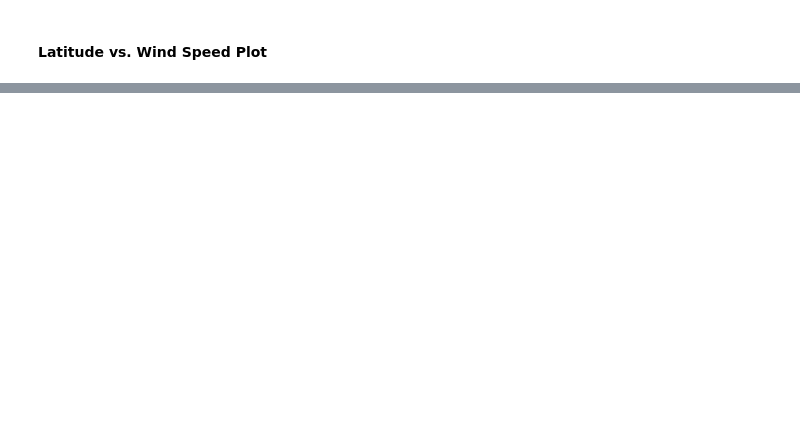
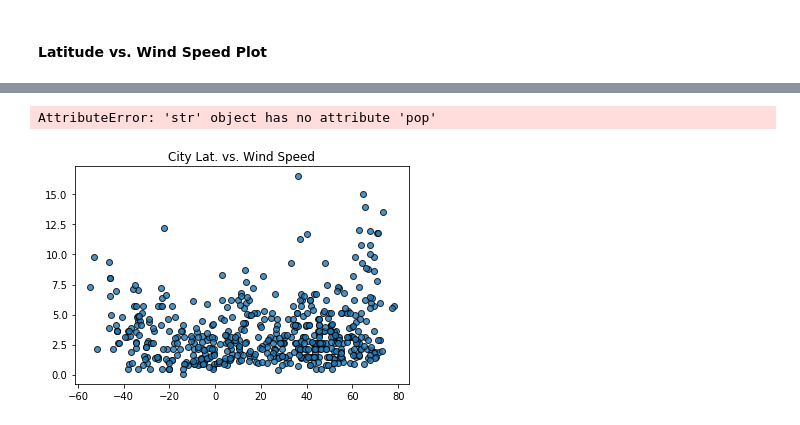
Before and after one commit to drivera537/API_Python, a Jupyter notebook: Instructions/starter_code/WeatherPy.ipynb, the cells around one changed output, grey strips where cells are left out. Cells and saved outputs as stored; diff of their text form; code cells hidden in the pictures; blank space fills up the shorter version.

```diff
--- a/Instructions/starter_code/WeatherPy.ipynb
+++ b/Instructions/starter_code/WeatherPy.ipynb
@@ -18,6 +18,7 @@ import pandas as pd #data frames
 import numpy as np #mathematical functions
 import requests #Http requests
 import time #day, seconds, etc
+import datetime
 
 # Import API key
 from api_keys import api_key as api
@@ -29,6 +30,8 @@ from citipy import citipy
 # Output File (CSV)
 output_data_file = "output_data/cities.csv"
 
+d = datetime.datetime.today().strftime('%Y-%m-%d')
+
 # Range of latitudes and longitudes
 lat_range = (-90, 90)
 lng_range = (-180, 180)
@@ -147,0 +259,14 @@ dtype: int64
+# %%
+plt.scatter(lat, wind, edgecolor = 'black', linewidths = 1,
+            marker = 'o', alpha = .8, label = "Cities")
+
+
+plt.title("City Lat. vs. Wind Speed", d)
+plt.ylabel("Humidity")
+plt.xlabel("Latitude")
+plt.grid(True)
+
+plt.show()
+# %% [output]
+AttributeError: 'str' object has no attribute 'pop'
+[figure, added]
```
Also changed, not shown: parts of 16 cells of this notebook, 2 other files.
